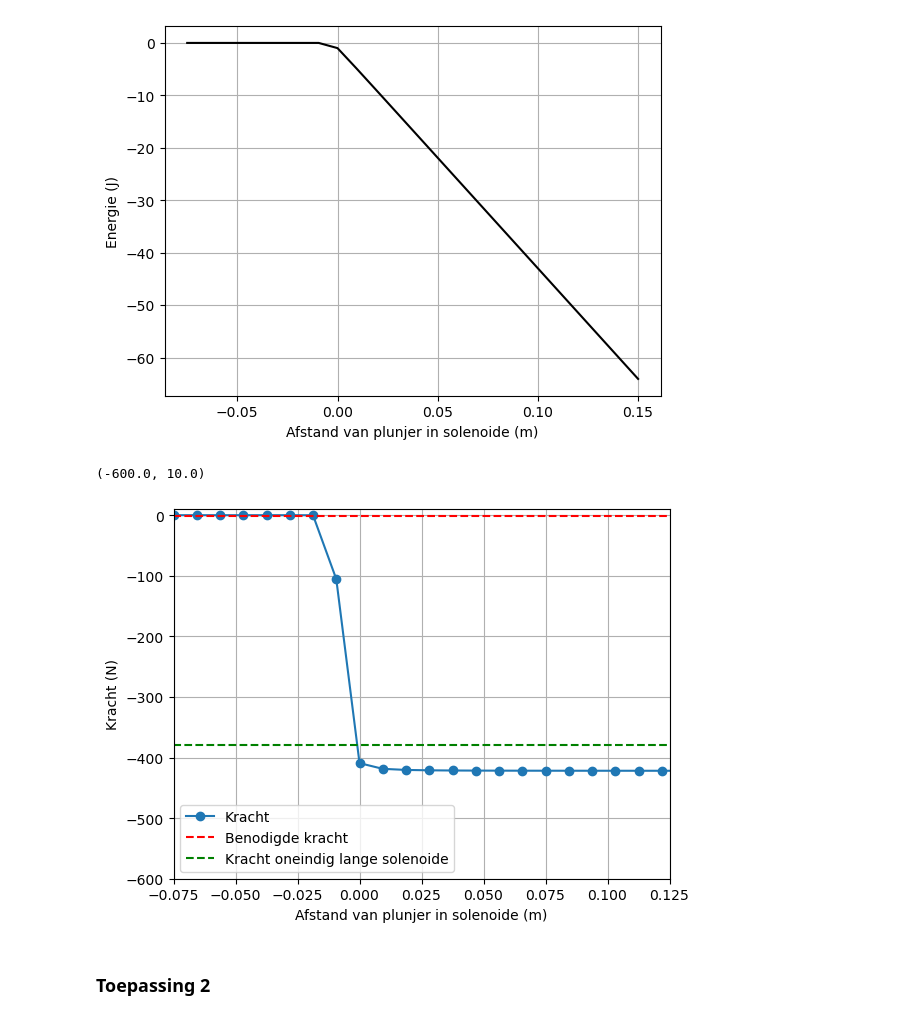
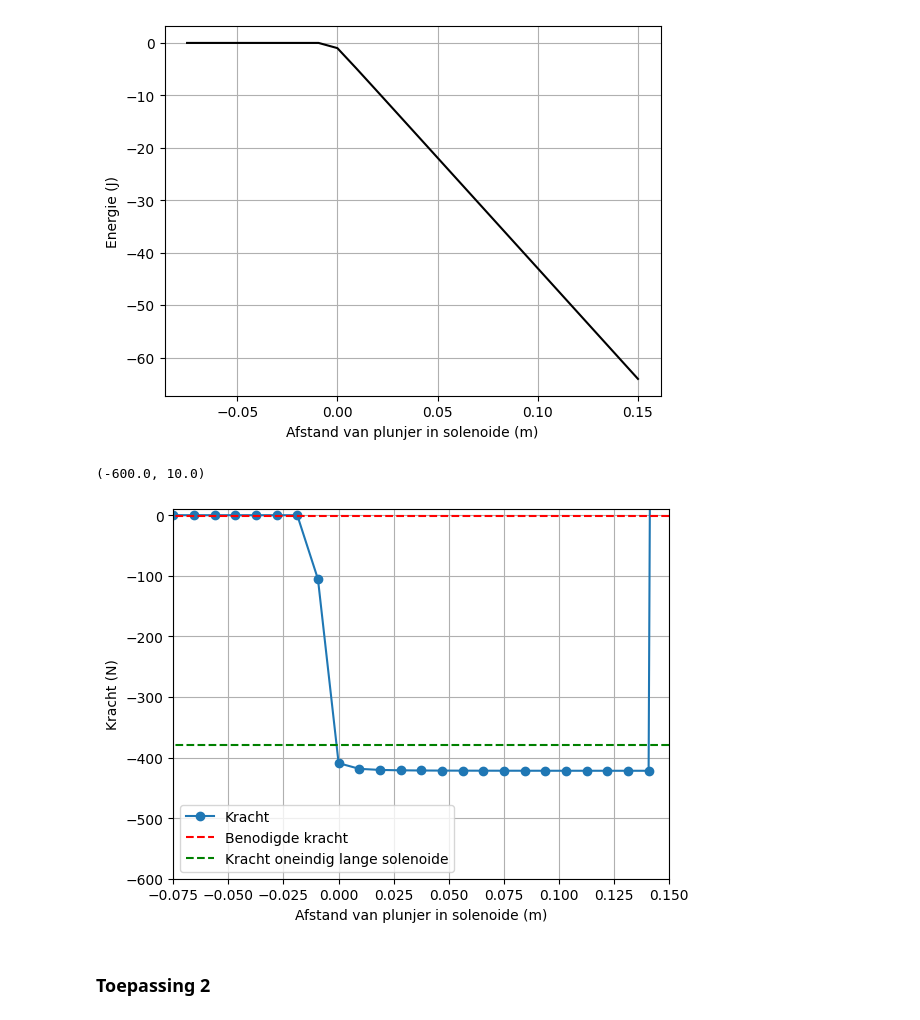
Before and after one commit to AnnetMoeleker/opdrachten-DEF-D, a Jupyter notebook: DigitaleOntwerpopdrachten/2KrachtactuatorOpdracht/2KrachtactuatorOpdracht/KrachtactuatorOpdracht.ipynb, the cells around one changed output. Saved outputs shown, nothing was run; the diff lists cells and outputs as text; code cells hidden in the pictures.

```diff
--- a/DigitaleOntwerpopdrachten/2KrachtactuatorOpdracht/2KrachtactuatorOpdracht/KrachtactuatorOpdracht.ipynb
+++ b/DigitaleOntwerpopdrachten/2KrachtactuatorOpdracht/2KrachtactuatorOpdracht/KrachtactuatorOpdracht.ipynb
@@ -773,17 +773,17 @@ plt.xlabel('Afstand van plunjer in solenoide (m)'), plt.ylabel('Energie (J)'), p
 # %%
 force_analytical = -mu0*mu_r*np.pi*r_sol**2*int(N)**2*I**2/2/L_sol**2 # Kracht uitrekenen numeriek (voor oneindig lange solenoide)
 force_numerical=np.diff(Wz, n=1, append=[0])/(z_ax[1] - z_ax[0]) # Kracht uitrekenen (op basis van F=dW/dz)
 
 # Plotting the results
 plt.plot(L_sol/2 - z_ax, np.flipud(force_numerical), '-o', label='Kracht')
 plt.plot(L_sol/2 - z_ax, (-2)*np.ones(n_ax), '--r', label='Benodigde kracht')
 plt.plot(L_sol/2 - z_ax, force_analytical*np.ones(n_ax), '--g', label='Kracht oneindig lange solenoide')
 plt.xlabel('Afstand van plunjer in solenoide (m)'), plt.ylabel('Kracht (N)'), plt.grid(), plt.legend()
-plt.xlim(min(L_sol/2 - z_ax),max(L_sol/2 - z_ax)-0.025)
+plt.xlim(min(L_sol/2 - z_ax),max(L_sol/2 - z_ax))
 plt.ylim([-600, 10])
 # %% [output]
 (-600.0, 10.0)
-[figure, old version]
+[figure, new version]
 # %% [markdown]
 ### Toepassing 2
 # %%
```
Also changed, not shown: parts of 7 cells of this notebook.
